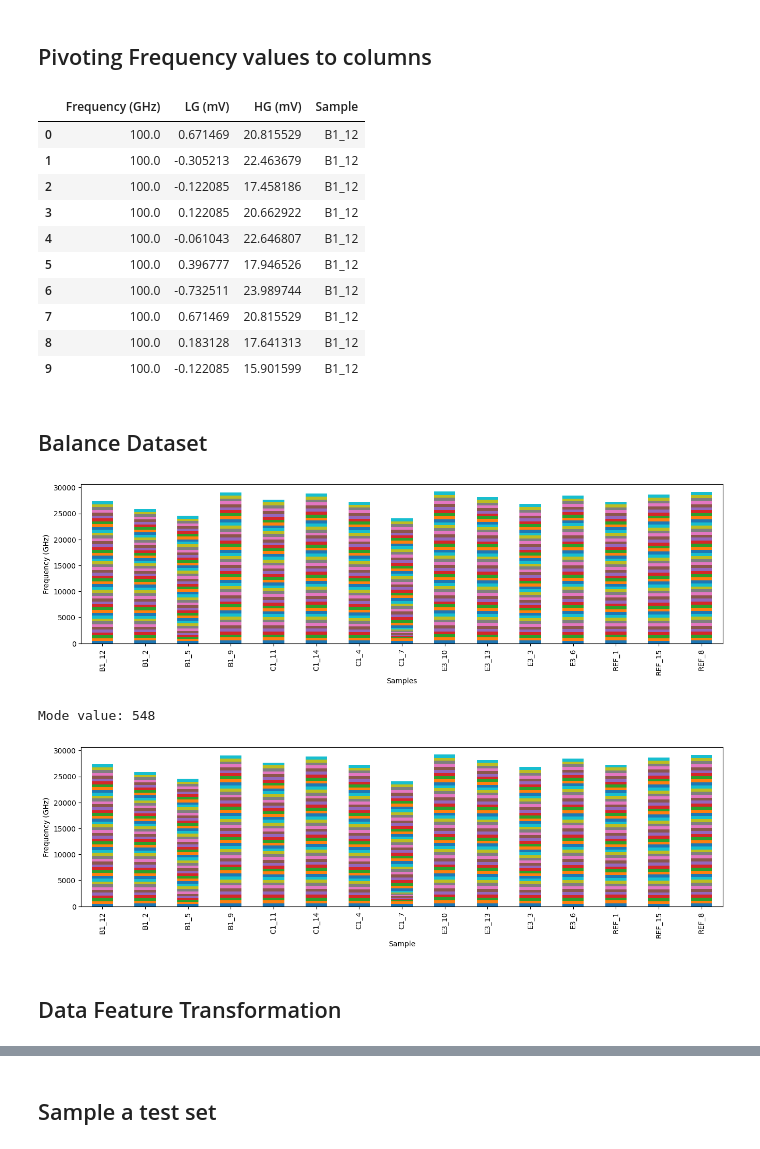
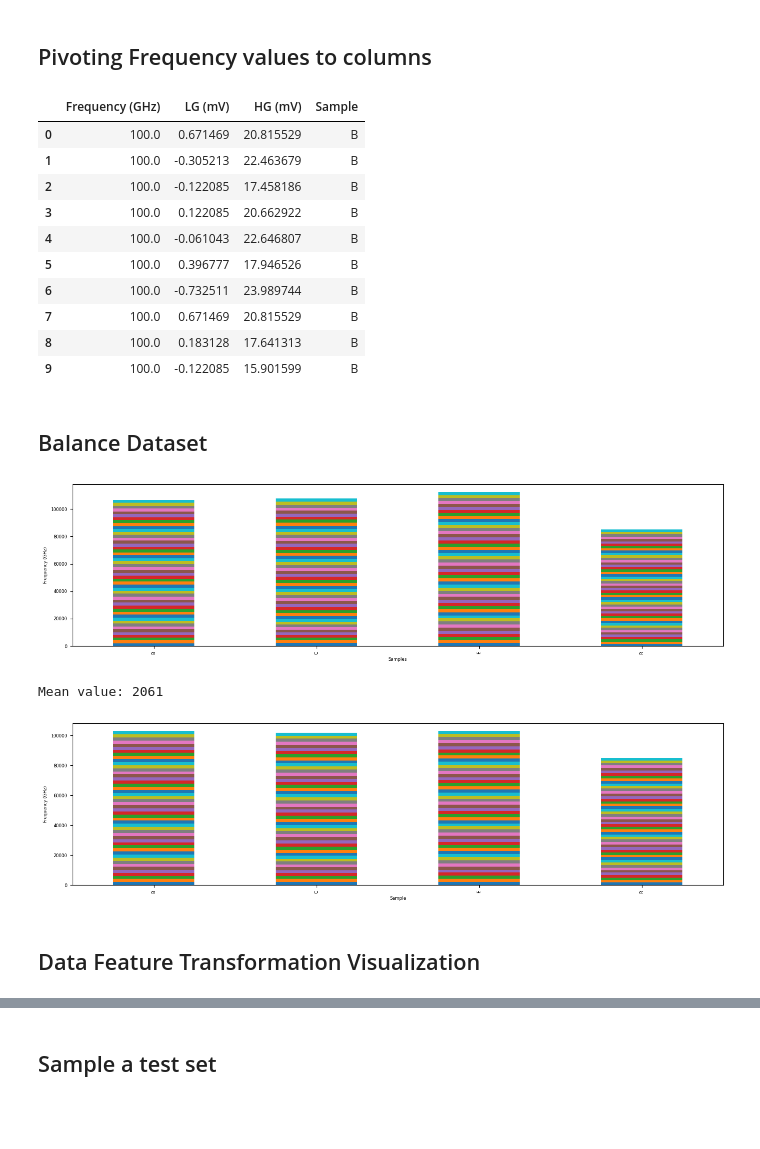
Before and after one commit to danimp94/PLASTICS-THz, a Jupyter notebook: src/scripts/notebook/Freq_Optimizacion_other_models.ipynb, the cells around one changed output, grey strips where cells are left out. Cells and saved outputs as stored; diff of their text form; code cells hidden in the pictures; blank space fills up the shorter version.

```diff
--- a/src/scripts/notebook/Freq_Optimizacion_other_models.ipynb
+++ b/src/scripts/notebook/Freq_Optimizacion_other_models.ipynb
@@ -138,33 +138,32 @@ def freq_as_variable(df, data_percentage):
 # %%
 # Load the data from the directory
 input_path = 'C:/Users/Danim/Documents/GitHub/PIC-PAPER-01/data/experiment_4_plastics/processed/'
-input_path = 'C:/Users/Dani - TUF/Documents/GitHub/PIC-PAPER-01/data/experiment_1_plastics/processed_27s/training_file/test'
-input_path = 'C:/Users/Dani - TUF/Documents/GitHub/PIC-PAPER-01/data/experiment_4_plastics/processed/'
+# input_path = 'C:/Users/Dani - TUF/Documents/GitHub/PIC-PAPER-01/data/experiment_1_plastics/processed_27s/training_file/test'
+# input_path = 'C:/Users/Dani - TUF/Documents/GitHub/PIC-PAPER-01/data/experiment_4_plastics/processed/'
 
 df = load_data_from_directory(input_path)
 
 df = pd.concat([df[['Frequency (GHz)', 'LG (mV)', 'HG (mV)']], df[['Sample']]], axis=1)
 
-df.head()
+df_ori = df.copy()
 
 # Find if value samples have '_' in the name and remove everything after '_'
 # df['Sample'] = df['Sample'].str.split('_').str[0]
-
-
+df['Sample'] = df['Sample'].str[0]
 
 df.head(10)
 # %% [output]
 |  | Frequency (GHz) | LG (mV) | HG (mV) | Sample |
-| 0 | 100.0 | 0.671469 | 20.815529 | B1_12 |
-| 1 | 100.0 | -0.305213 | 22.463679 | B1_12 |
-| 2 | 100.0 | -0.122085 | 17.458186 | B1_12 |
-| 3 | 100.0 | 0.122085 | 20.662922 | B1_12 |
-| 4 | 100.0 | -0.061043 | 22.646807 | B1_12 |
-| 5 | 100.0 | 0.396777 | 17.946526 | B1_12 |
-| 6 | 100.0 | -0.732511 | 23.989744 | B1_12 |
-| 7 | 100.0 | 0.671469 | 20.815529 | B1_12 |
-| 8 | 100.0 | 0.183128 | 17.641313 | B1_12 |
-| 9 | 100.0 | -0.122085 | 15.901599 | B1_12 |
+| 0 | 100.0 | 0.671469 | 20.815529 | B |
+| 1 | 100.0 | -0.305213 | 22.463679 | B |
+| 2 | 100.0 | -0.122085 | 17.458186 | B |
+| 3 | 100.0 | 0.122085 | 20.662922 | B |
+| 4 | 100.0 | -0.061043 | 22.646807 | B |
+| 5 | 100.0 | 0.396777 | 17.946526 | B |
+| 6 | 100.0 | -0.732511 | 23.989744 | B |
+| 7 | 100.0 | 0.671469 | 20.815529 | B |
+| 8 | 100.0 | 0.183128 | 17.641313 | B |
+| 9 | 100.0 | -0.122085 | 15.901599 | B |
 # %% [markdown]
 ## Balance Dataset
 # %%
@@ -172,46 +171,46 @@ df.head(10)
 bx = df.groupby(['Sample', 'Frequency (GHz)']).size().unstack().plot.bar(figsize=(16, 4), stacked=True)
 bx.set_xlabel('Samples')
 bx.set_ylabel('Frequency (GHz)')
 plt.tight_layout()
 #no legend
 bx.get_legend().remove()
 plt.show()
 
 # Balance the data by taking the mode of samples per frequency
-mode = df.groupby(['Sample', 'Frequency (GHz)']).size().mode()[0]
-print(f'Mode value: {mode}')
-mode = 2350
+mean= int(df.groupby(['Sample', 'Frequency (GHz)']).size().mean())
+print(f'Mean value: {mean}')
 
-# Function to reduce samples to the mode value
-def reduce_to_mode(df, sample, frequency, mode):
+
+# Function to reduce samples to the mean value
+def reduce_to_mean(df, sample, frequency, mean):
     # Filter the DataFrame for the specific sample and frequency
     freq_df = df[(df['Sample'] == sample) & (df['Frequency (GHz)'] == frequency)]
-    # If the number of samples is greater than the mode, sample down to the mode
-    if len(freq_df) > mode:
-        return freq_df.sample(n=mode, random_state=42)
+    # If the number of samples is greater than the mean, sample down to the mean
+    if len(freq_df) > mean:
+        return freq_df.sample(n=mean, random_state=42)
     return freq_df
 
 # Apply the function to reduce samples for each combination of Sample and Frequency (GHz)
 balanced_data = []
 for (sample, frequency), group in df.groupby(['Sample', 'Frequency (GHz)']):
-    balanced_data.append(reduce_to_mode(df, sample, frequency, mode))
+    balanced_data.append(reduce_to_mean(df, sample, frequency, mean))
 
 # Combine the balanced samples into a single DataFrame
 df_balanced = pd.concat(balanced_data)
 
 bx = df_balanced.groupby(['Sample', 'Frequency (GHz)']).size().unstack().plot.bar(figsize=(16, 4), stacked=True)
 bx.set_ylabel('Frequency (GHz)')
 plt.tight_layout()
 # legend small
 bx.legend(loc='center left', bbox_to_anchor=(1.0, 0.5))
 #remove legend
 bx.get_legend().remove()
 plt.show()
 # %% [output]
-[figure, old version]
+[figure, new version]
-Mode value: 548
+Mean value: 2061
-[figure, old version]
+[figure, new version]
 # %% [markdown]
-## Data Feature Transformation
+## Data Feature Transformation Visualization
 # %%
 # Group by 'Sample' and 'Frequency (GHz)' and calculate the mean and standard deviation
```
Also changed, not shown: parts of 19 cells of this notebook.
